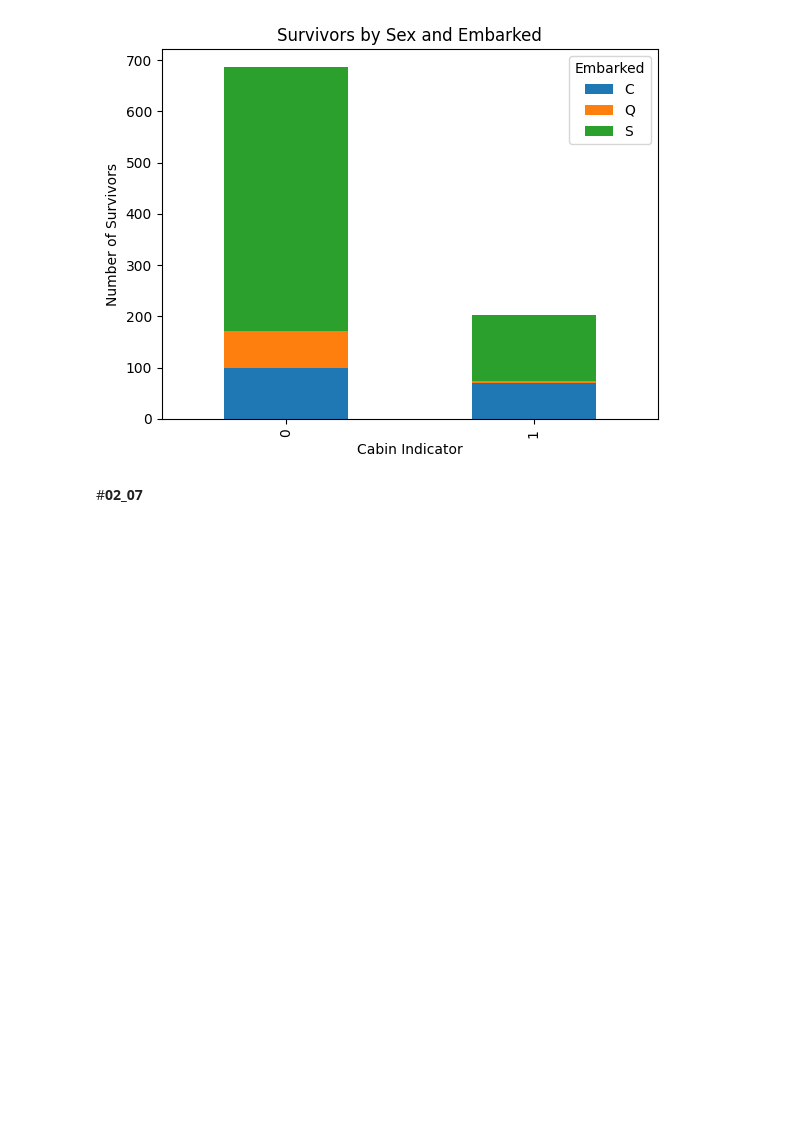
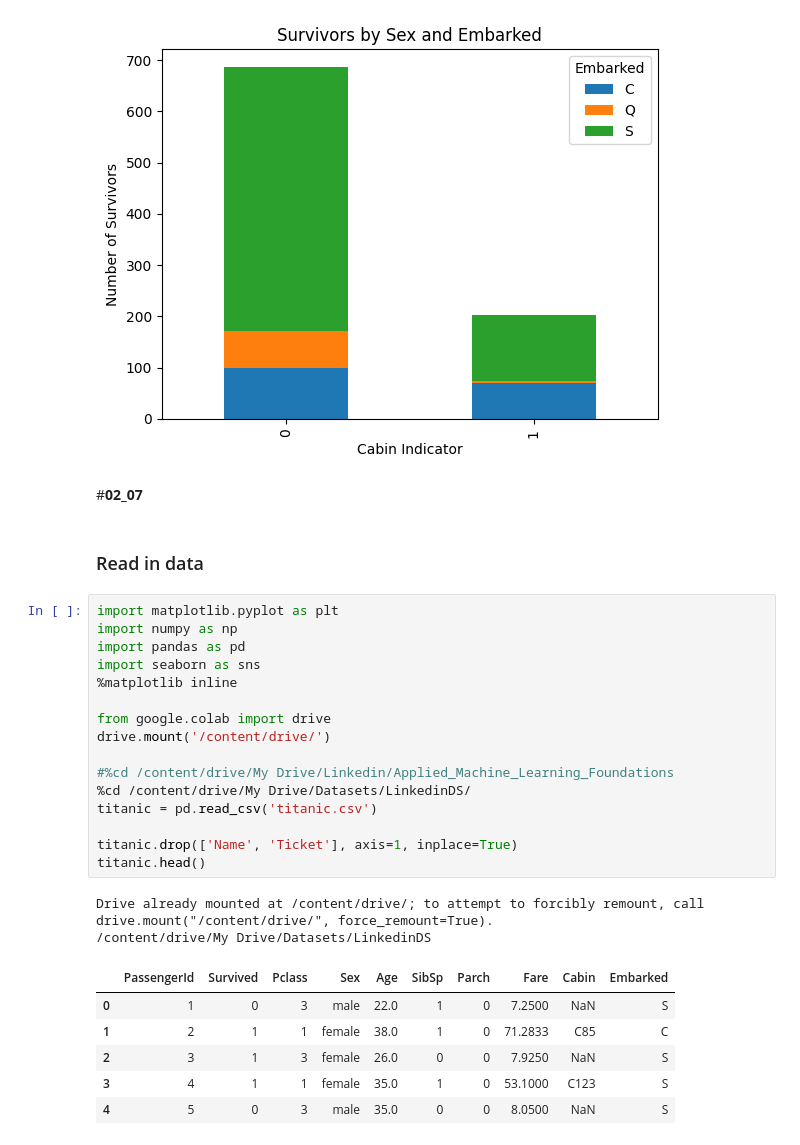
Before and after one commit to ArifAygun/Applied-Machine-Learning-Foundations, a Jupyter notebook: AA_AML_Foundations.ipynb, the cells around one changed output. Cells and saved outputs as stored; diff of their text form; blank space fills up the shorter version.

```diff
--- a/AA_AML_Foundations.ipynb
+++ b/AA_AML_Foundations.ipynb
@@ -370,3 +370,30 @@ plt.show()
 [figure]
 # %% [markdown]
 #**02_07**
+# %% [markdown]
+### Read in data
+# %%
+import matplotlib.pyplot as plt
+import numpy as np
+import pandas as pd
+import seaborn as sns
+%matplotlib inline
+
+from google.colab import drive
+drive.mount('/content/drive/')
+
+#%cd /content/drive/My Drive/Linkedin/Applied_Machine_Learning_Foundations
+%cd /content/drive/My Drive/Datasets/LinkedinDS/
+titanic = pd.read_csv('titanic.csv')
+
+titanic.drop(['Name', 'Ticket'], axis=1, inplace=True)
+titanic.head()
+# %% [output]
+Drive already mounted at /content/drive/; to attempt to forcibly remount, call drive.mount("/content/drive/", force_remount=True).
+/content/drive/My Drive/Datasets/LinkedinDS
+|  | PassengerId | Survived | Pclass | Sex | Age | SibSp | Parch | Fare | Cabin | Embarked |
+| 0 | 1 | 0 | 3 | male | 22.0 | 1 | 0 | 7.2500 | NaN | S |
+| 1 | 2 | 1 | 1 | female | 38.0 | 1 | 0 | 71.2833 | C85 | C |
+| 2 | 3 | 1 | 3 | female | 26.0 | 0 | 0 | 7.9250 | NaN | S |
+| 3 | 4 | 1 | 1 | female | 35.0 | 1 | 0 | 53.1000 | C123 | S |
+| 4 | 5 | 0 | 3 | male | 35.0 | 0 | 0 | 8.0500 | NaN | S |
```
Also changed, not shown: parts of 18 cells of this notebook.
